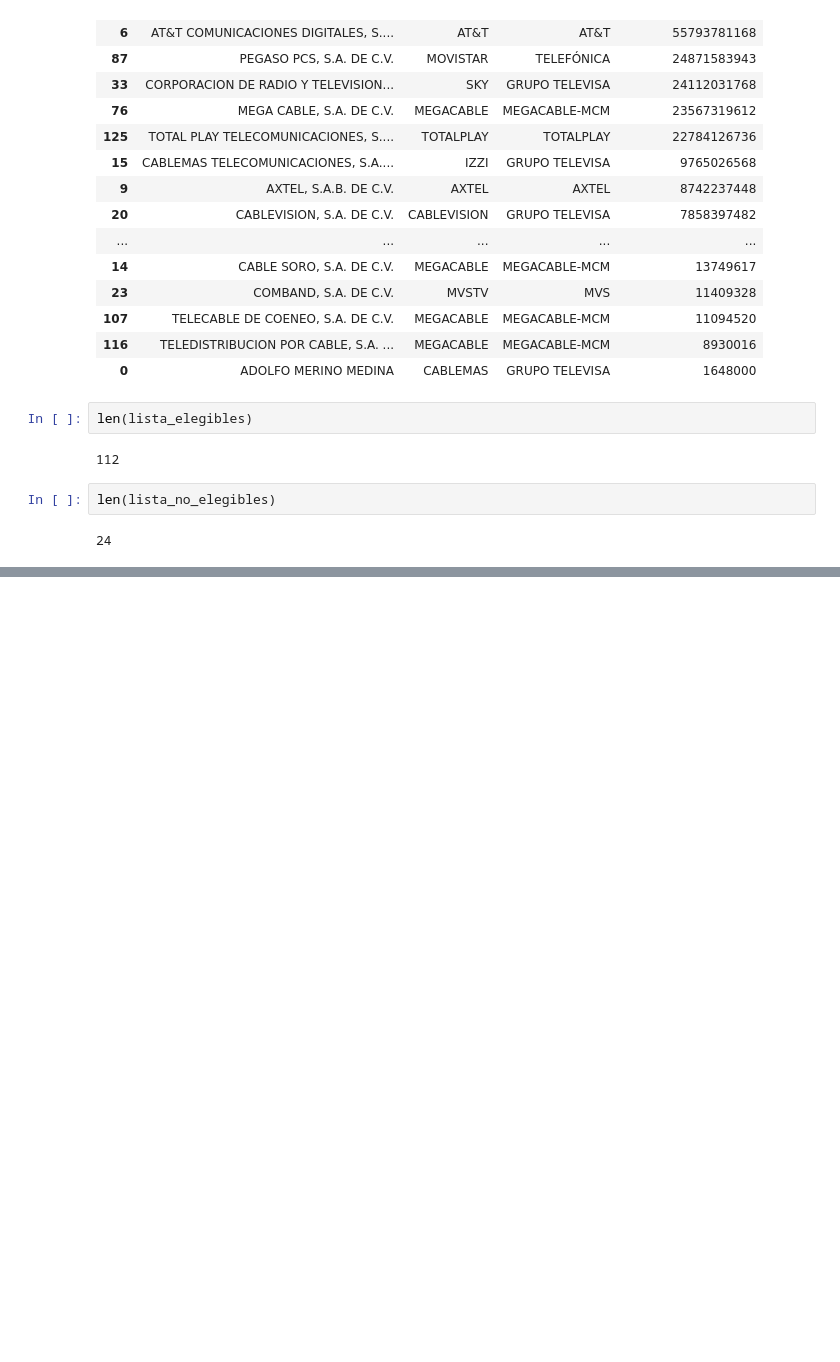
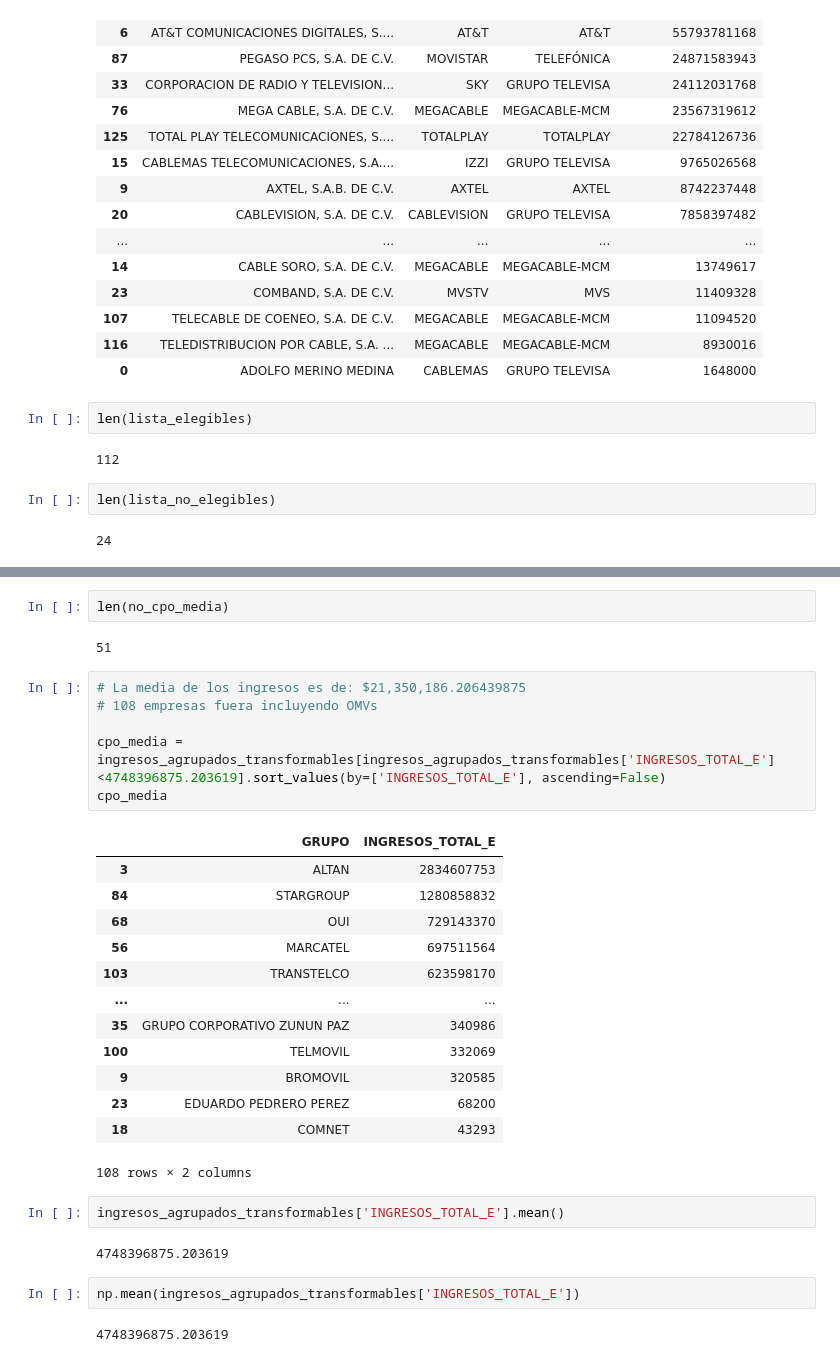
Before and after one commit to RodGuarneros/BiasAnalysis, a Jupyter notebook: Elegibilidad_CPO_Ingresos2021_final.ipynb, the cells around one changed output, grey strips where cells are left out. Saved outputs shown, nothing was run; the diff lists cells and outputs as text; blank space fills up the shorter version.

```diff
--- a/Elegibilidad_CPO_Ingresos2021_final.ipynb
+++ b/Elegibilidad_CPO_Ingresos2021_final.ipynb
@@ -644,0 +684,32 @@ PermissionError: [Errno 13] Permission denied: 'empresas_no_elegibles.csv'
+# %%
+len(no_cpo_media)
+# %% [output]
+51
+# %%
+# La media de los ingresos es de: $21,350,186.206439875
+# 108 empresas fuera incluyendo OMVs
+
+cpo_media = ingresos_agrupados_transformables[ingresos_agrupados_transformables['INGRESOS_TOTAL_E']<4748396875.203619].sort_values(by=['INGRESOS_TOTAL_E'], ascending=False)
+cpo_media
+# %% [output]
+|  | GRUPO | INGRESOS_TOTAL_E |
+| 3 | ALTAN | 2834607753 |
+| 84 | STARGROUP | 1280858832 |
+| 68 | OUI | 729143370 |
+| 56 | MARCATEL | 697511564 |
+| 103 | TRANSTELCO | 623598170 |
+| ... | ... | ... |
+| 35 | GRUPO CORPORATIVO ZUNUN PAZ | 340986 |
+| 100 | TELMOVIL | 332069 |
+| 9 | BROMOVIL | 320585 |
+| 23 | EDUARDO PEDRERO PEREZ | 68200 |
+| 18 | COMNET | 43293 |
+108 rows × 2 columns
+# %%
+ingresos_agrupados_transformables['INGRESOS_TOTAL_E'].mean()
+# %% [output]
+4748396875.203619
+# %%
+np.mean(ingresos_agrupados_transformables['INGRESOS_TOTAL_E'])
+# %% [output]
+4748396875.203619
```
Also changed, not shown: parts of 5 cells of this notebook, 7 other files.
